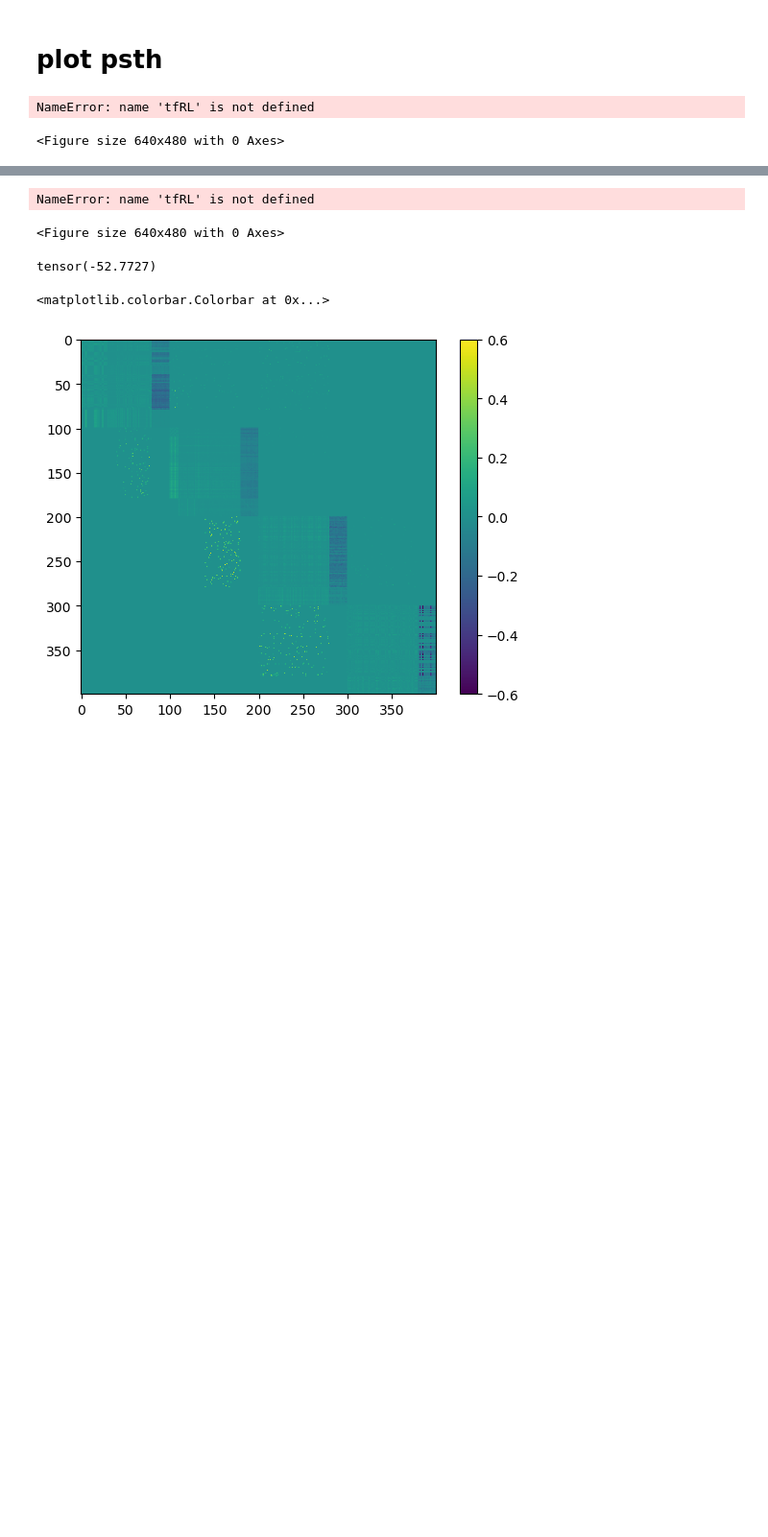
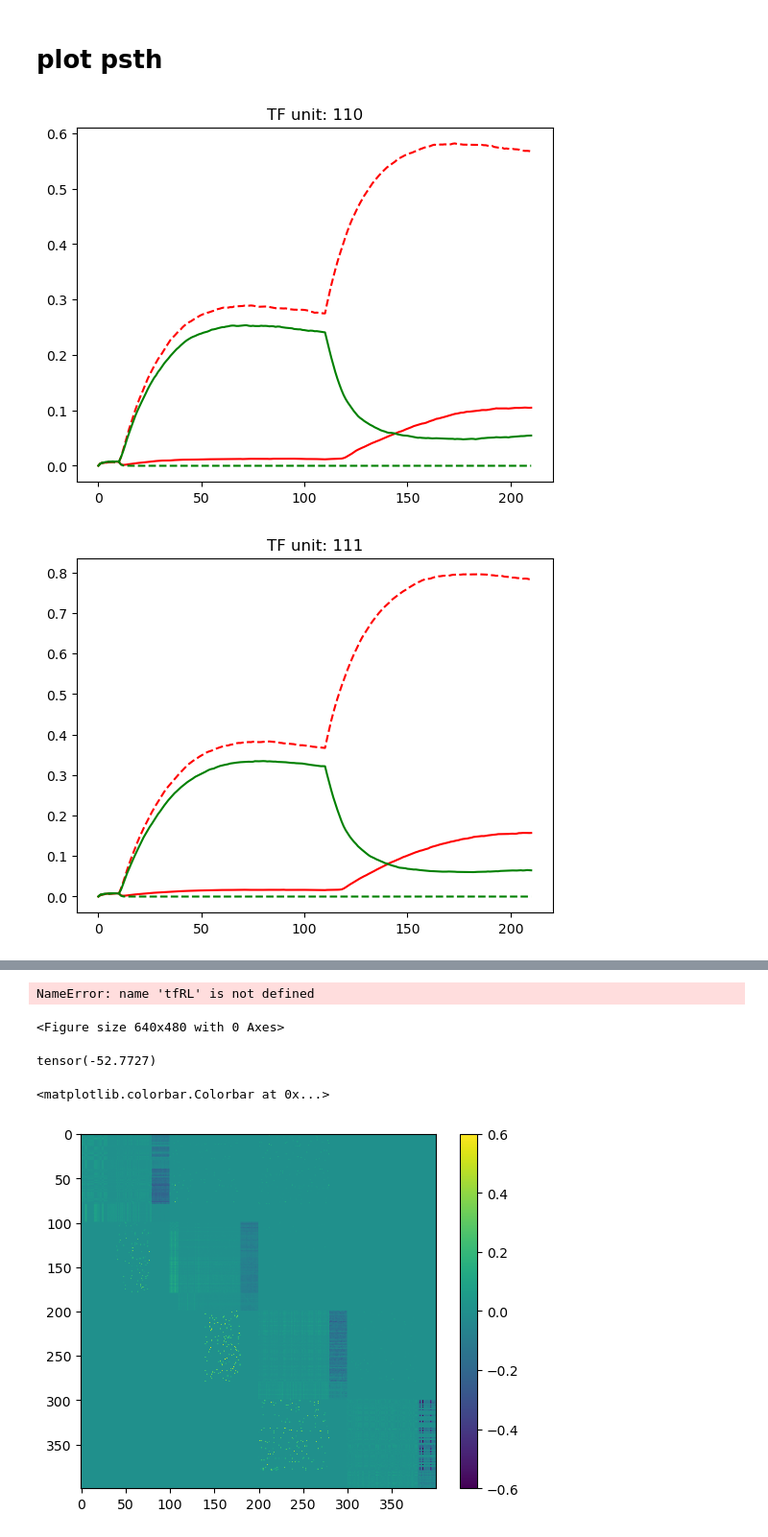
Before and after one commit to tianw6/lowrank_inference, a Jupyter notebook: notebooks/4Areas_2C2O.ipynb, the cells around one changed output, grey strips where cells are left out. Shown at 96% size. Cells and saved outputs as stored; diff of their text form; code cells hidden in the pictures; blank space fills up the shorter version.

```diff
--- a/notebooks/4Areas_2C2O.ipynb
+++ b/notebooks/4Areas_2C2O.ipynb
@@ -311,18 +304,18 @@ traj1 = np.maximum(traj1,0)
 
 decisions1 = decisions.detach().numpy()
 
-tfRL = traj1[np.logical_and(decisions1 == -1, cohAll_val > 0),:,:]
+tfRL = traj1[np.logical_and(decisions1 == 0, cohAll_val > 0),:,:]
 tfRR = traj1[np.logical_and(decisions1 == 1, cohAll_val > 0),:,:]
-tfGL = traj1[np.logical_and(decisions1 == -1, cohAll_val < 0),:,:]
+tfGL = traj1[np.logical_and(decisions1 == 0, cohAll_val < 0),:,:]
 tfGR = traj1[np.logical_and(decisions1 == 1, cohAll_val < 0),:,:]
 # %%
-for n in range(200, 220):
+for n in range(110, 120):
     plt.figure()
     plt.plot(np.mean(tfRL,axis = 0)[:,n], 'r-')
     plt.plot(np.mean(tfRR,axis = 0)[:,n], 'r--')
     plt.plot(np.mean(tfGL,axis = 0)[:,n], 'g-')
     plt.plot(np.mean(tfGR,axis = 0)[:,n], 'g--')
     plt.title("TF unit: " + str(n))
 # %% [output]
-NameError: name 'tfRL' is not defined
-<Figure size 640x480 with 0 Axes>
+[figure, added]
+[figure, added]
```
Also changed, not shown: parts of 7 cells of this notebook, 3 other files.
